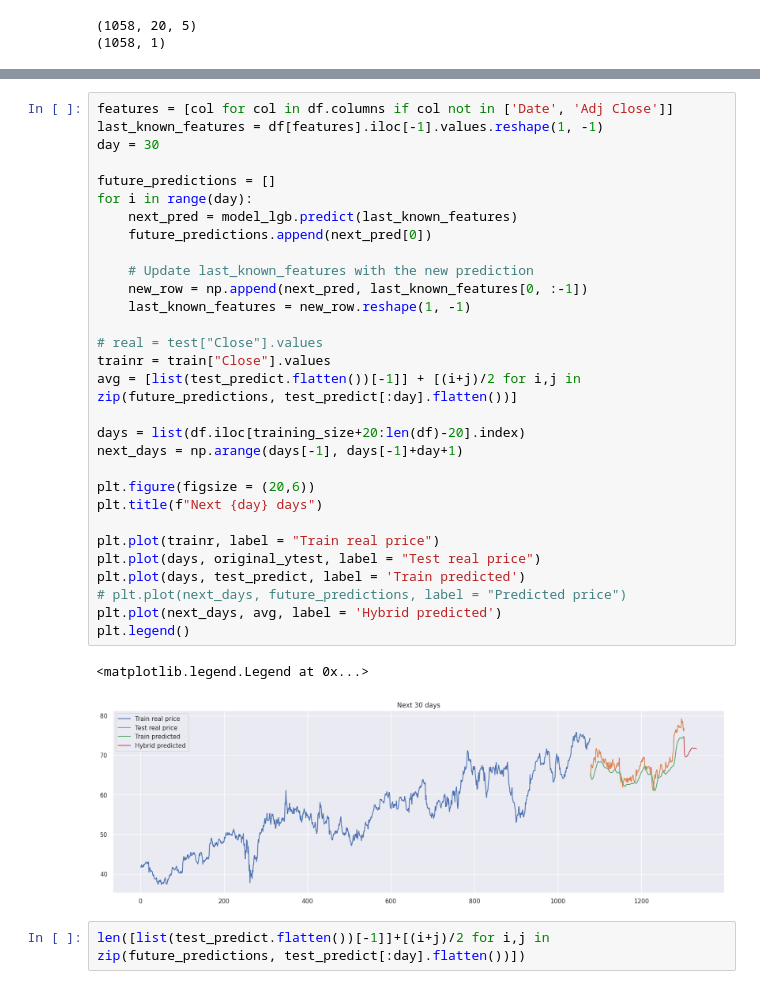
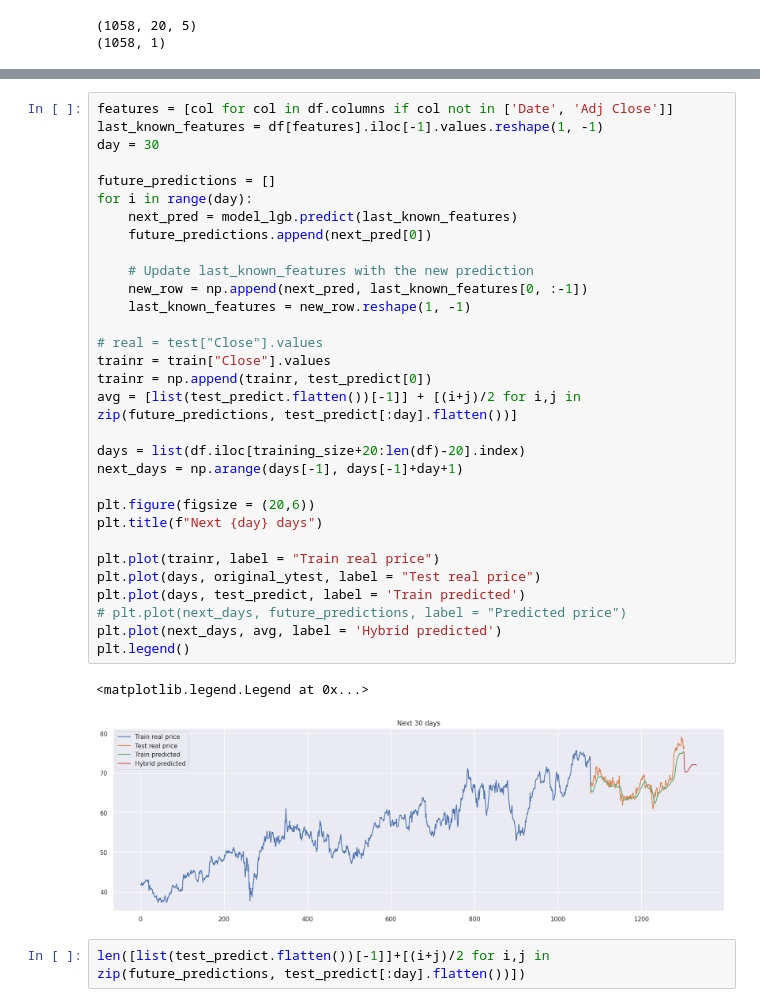
Before and after one commit to SangTommy/IS403_O21_03, a Jupyter notebook: Model/LightGBM/LSTM-LightGBM_82_30day_AZN.ipynb, the cells around one changed output, grey strips where cells are left out. Drawn from its saved outputs; the diff is of its cells as text.

```diff
--- a/Model/LightGBM/LSTM-LightGBM_82_30day_AZN.ipynb
+++ b/Model/LightGBM/LSTM-LightGBM_82_30day_AZN.ipynb
@@ -238,34 +238,35 @@ features = [col for col in df.columns if col not in ['Date', 'Adj Close']]
 last_known_features = df[features].iloc[-1].values.reshape(1, -1)
 day = 30
 
 future_predictions = []
 for i in range(day):
     next_pred = model_lgb.predict(last_known_features)
     future_predictions.append(next_pred[0])
 
     # Update last_known_features with the new prediction
     new_row = np.append(next_pred, last_known_features[0, :-1])
     last_known_features = new_row.reshape(1, -1)
 
 # real = test["Close"].values
 trainr = train["Close"].values
+trainr = np.append(trainr, test_predict[0])
 avg = [list(test_predict.flatten())[-1]] + [(i+j)/2 for i,j in zip(future_predictions, test_predict[:day].flatten())]
 
 days = list(df.iloc[training_size+20:len(df)-20].index)
 next_days = np.arange(days[-1], days[-1]+day+1)
 
 plt.figure(figsize = (20,6))
 plt.title(f"Next {day} days")
 
 plt.plot(trainr, label = "Train real price")
 plt.plot(days, original_ytest, label = "Test real price")
 plt.plot(days, test_predict, label = 'Train predicted')
 # plt.plot(next_days, future_predictions, label = "Predicted price")
 plt.plot(next_days, avg, label = 'Hybrid predicted')
 plt.legend()
 # %% [output]
 <matplotlib.legend.Legend at 0x...>
-[figure, old version]
+[figure, new version]
 # %%
 len([list(test_predict.flatten())[-1]]+[(i+j)/2 for i,j in zip(future_predictions, test_predict[:day].flatten())])
 # %% [output]
```
Also changed, not shown: parts of 6 cells of this notebook.
